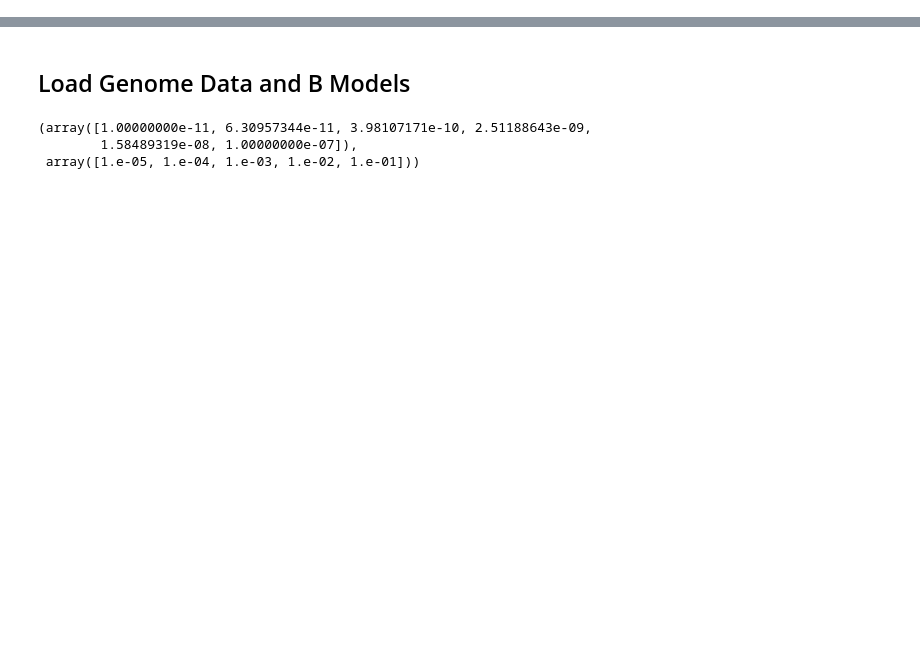
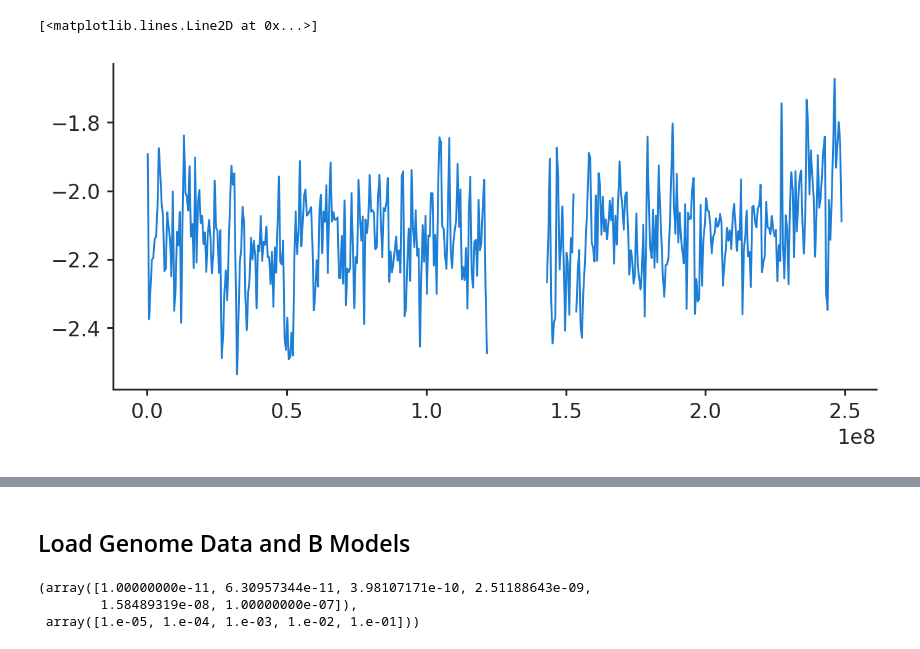
Before and after one commit to vsbuffalo/bprime, a Jupyter notebook: notebooks/hri_regions.ipynb, the cells around one changed output, grey strips where cells are left out. Cells and saved outputs as stored; diff of their text form; code cells hidden in the pictures; blank space fills up the shorter version.

```diff
--- a/notebooks/hri_regions.ipynb
+++ b/notebooks/hri_regions.ipynb
@@ -50,3 +53,6 @@ def count_in_bins(sites, bins):
             if start <= pos <= end:
                 counts[i] += 1
     return counts
+# %%
+chr1q = tsk.load('../data/hgdp_tgp_sgdp_chr1_q.dated.trees')
+chr1p = tsk.load('../data/hgdp_tgp_sgdp_chr1_p.dated.trees')
@@ -52,0 +100,7 @@ def count_in_bins(sites, bins):
+# %%
+fig, ax = plt.subplots()
+lines = ax.plot((chr1p_wins[1:]+chr1p_wins[:-1])/2, (chr1p_tajd), label='TajD')
+ax.plot((chr1q_wins[1:]+chr1q_wins[:-1])/2, (chr1q_tajd), c=lines[0].get_color())
+# %% [output]
+[<matplotlib.lines.Line2D at 0x...>]
+[figure, added]
```
Also changed, not shown: parts of 20 cells of this notebook, 11 other files.
